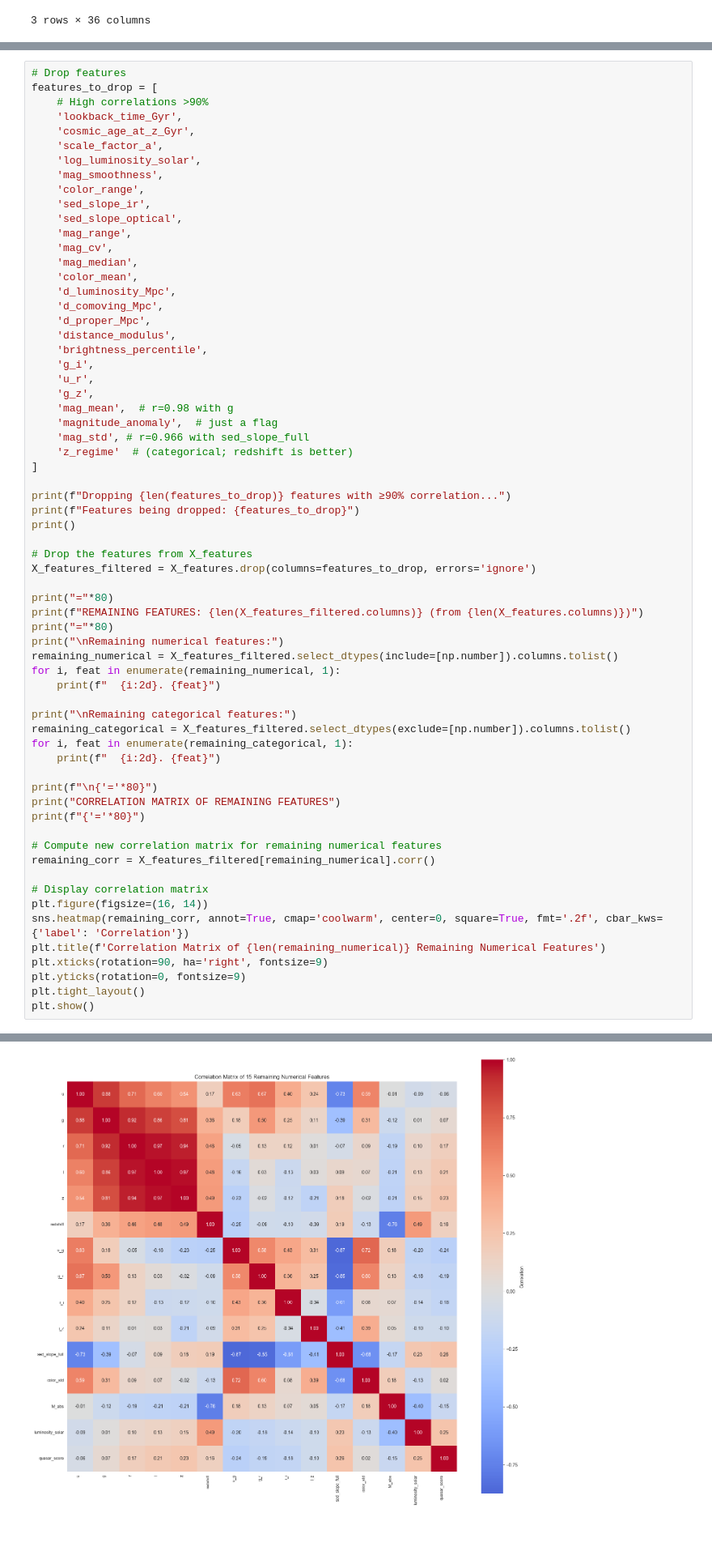
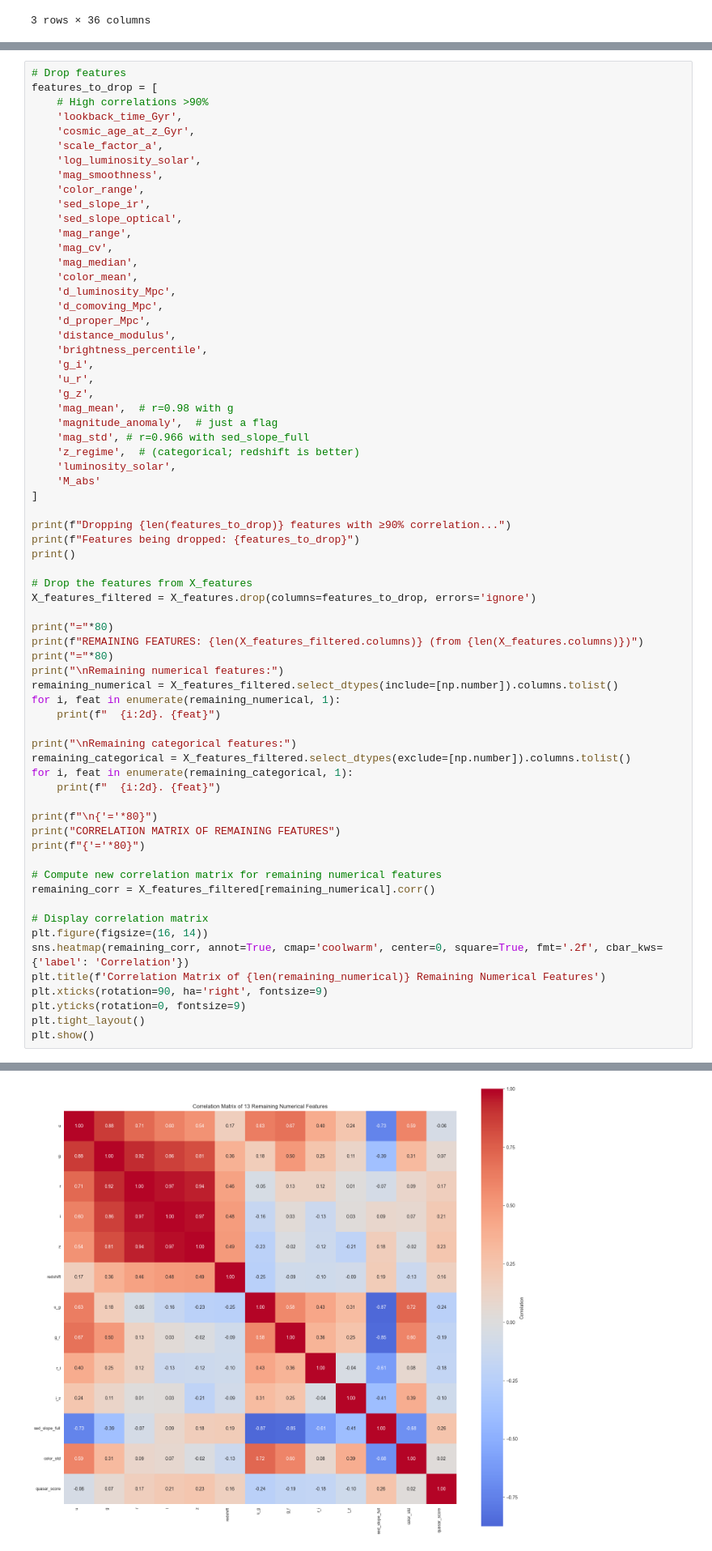
Before and after one commit to DaerenKim/IT1244-Astral-Sentiment-Analysis-Clustering, a Jupyter notebook: (new) astral.ipynb, the cells around one changed output, grey strips where cells are left out. Shown at 81% size. Saved outputs shown, nothing was run; the diff lists cells and outputs as text.

```diff
--- a/(new) astral.ipynb
+++ b/(new) astral.ipynb
@@ -502,7 +502,9 @@ features_to_drop = [
     'mag_mean',  # r=0.98 with g
     'magnitude_anomaly',  # just a flag
     'mag_std', # r=0.966 with sed_slope_full
-    'z_regime'  # (categorical; redshift is better)
+    'z_regime',  # (categorical; redshift is better)
+    'luminosity_solar',
+    'M_abs'
 ]
 
 print(f"Dropping {len(features_to_drop)} features with ≥90% correlation...")
@@ -557,8 +559,8 @@ Remaining numerical features:
 
 ================================================================================
 CORRELATION MATRIX OF REMAINING FEATURES
 ================================================================================
-[figure, old version]
+[figure, new version]
 # %%
 print(f"X_features shape: {X_features_filtered.shape}")
 print(f"X_features columns: {list(X_features_filtered.columns)}")
```
Also changed, not shown: parts of 6 cells of this notebook, 1 other file.
